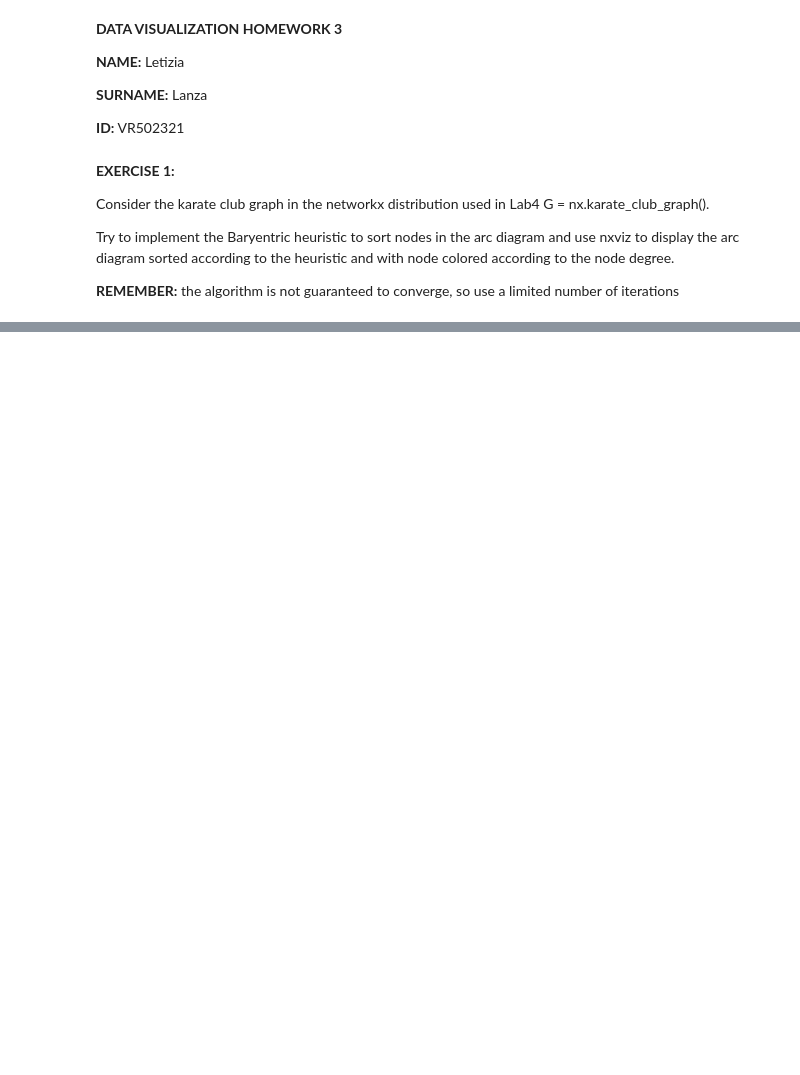
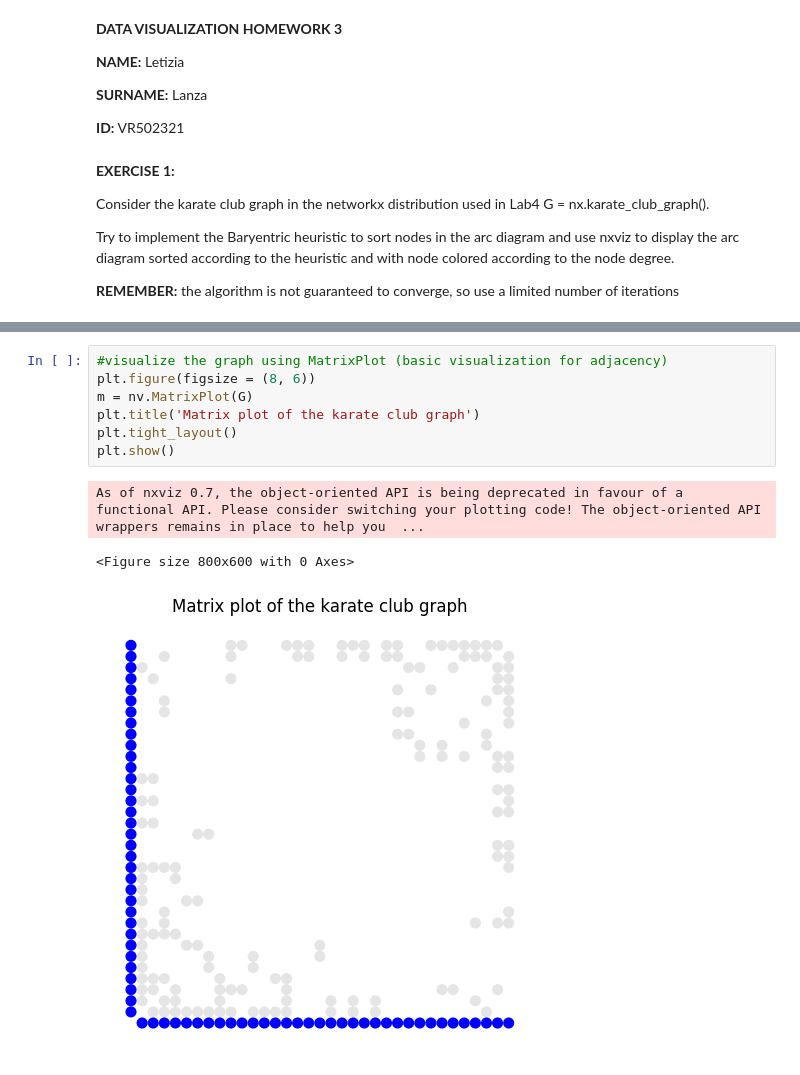
Before and after one commit to letizialanza01/Data_Vis_H3, a Jupyter notebook: DV_H3.ipynb, the cells around one changed output, grey strips where cells are left out. Drawn from its saved outputs; the diff is of its cells as text; blank space fills up the shorter version.

```diff
--- a/DV_H3.ipynb
+++ b/DV_H3.ipynb
@@ -25,0 +36,11 @@ ModuleNotFoundError: No module named 'networkx'
+# %%
+#visualize the graph using MatrixPlot (basic visualization for adjacency)
+plt.figure(figsize = (8, 6))
+m = nv.MatrixPlot(G)
+plt.title('Matrix plot of the karate club graph')
+plt.tight_layout()
+plt.show()
+# %% [output]
+As of nxviz 0.7, the object-oriented API is being deprecated in favour of a functional API. Please consider switching your plotting code! The object-oriented API wrappers remains in place to help you  ...
+<Figure size 800x600 with 0 Axes>
+[figure, added]
```
Also changed, not shown: parts of 27 cells of this notebook.
